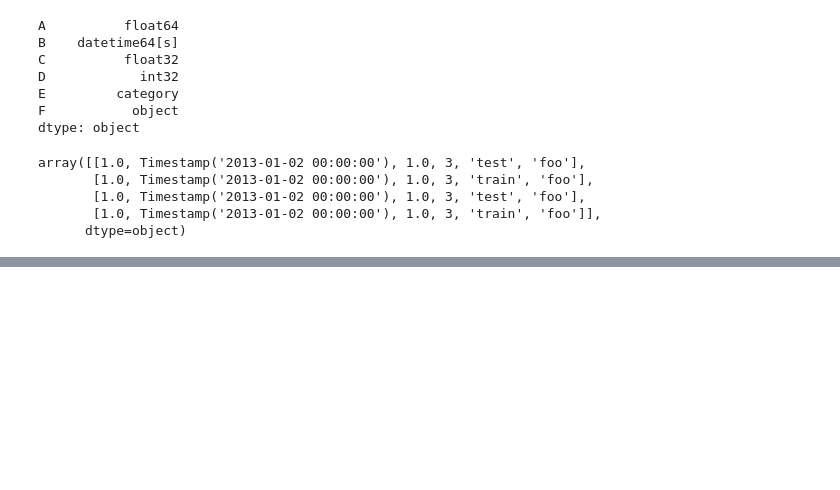
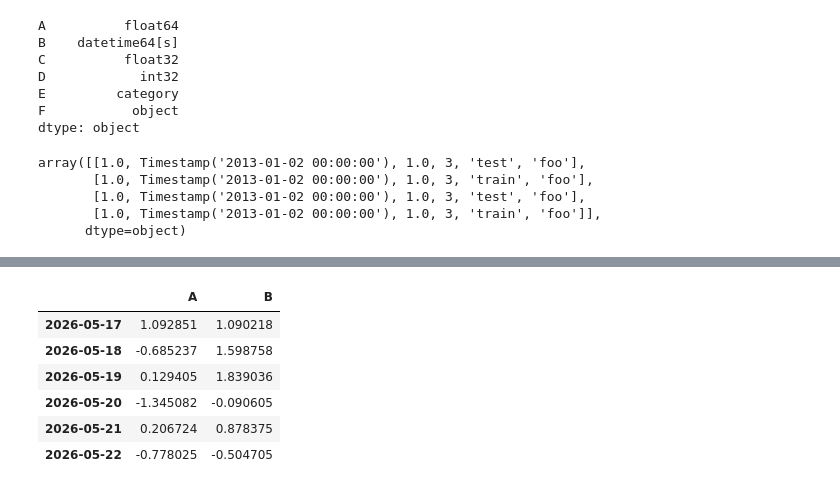
Before and after one commit to phy6geniuxGH/kaggle_notebooks, a Jupyter notebook: pandas-learning.ipynb, the cells around one changed output, grey strips where cells are left out. Drawn from its saved outputs; the diff is of its cells as text; code cells hidden in the pictures; blank space fills up the shorter version.

```diff
--- a/pandas-learning.ipynb
+++ b/pandas-learning.ipynb
@@ -208 +208,11 @@ D   -0.190624
 Name: 2026-05-17 00:00:00, dtype: float64
+# %%
+df.loc[:, ["A", "B"]]
+# %% [output]
+|  | A | B |
+| 2026-05-17 | 1.092851 | 1.090218 |
+| 2026-05-18 | -0.685237 | 1.598758 |
+| 2026-05-19 | 0.129405 | 1.839036 |
+| 2026-05-20 | -1.345082 | -0.090605 |
+| 2026-05-21 | 0.206724 | 0.878375 |
+| 2026-05-22 | -0.778025 | -0.504705 |
```
Also changed, not shown: parts of 14 cells of this notebook.
